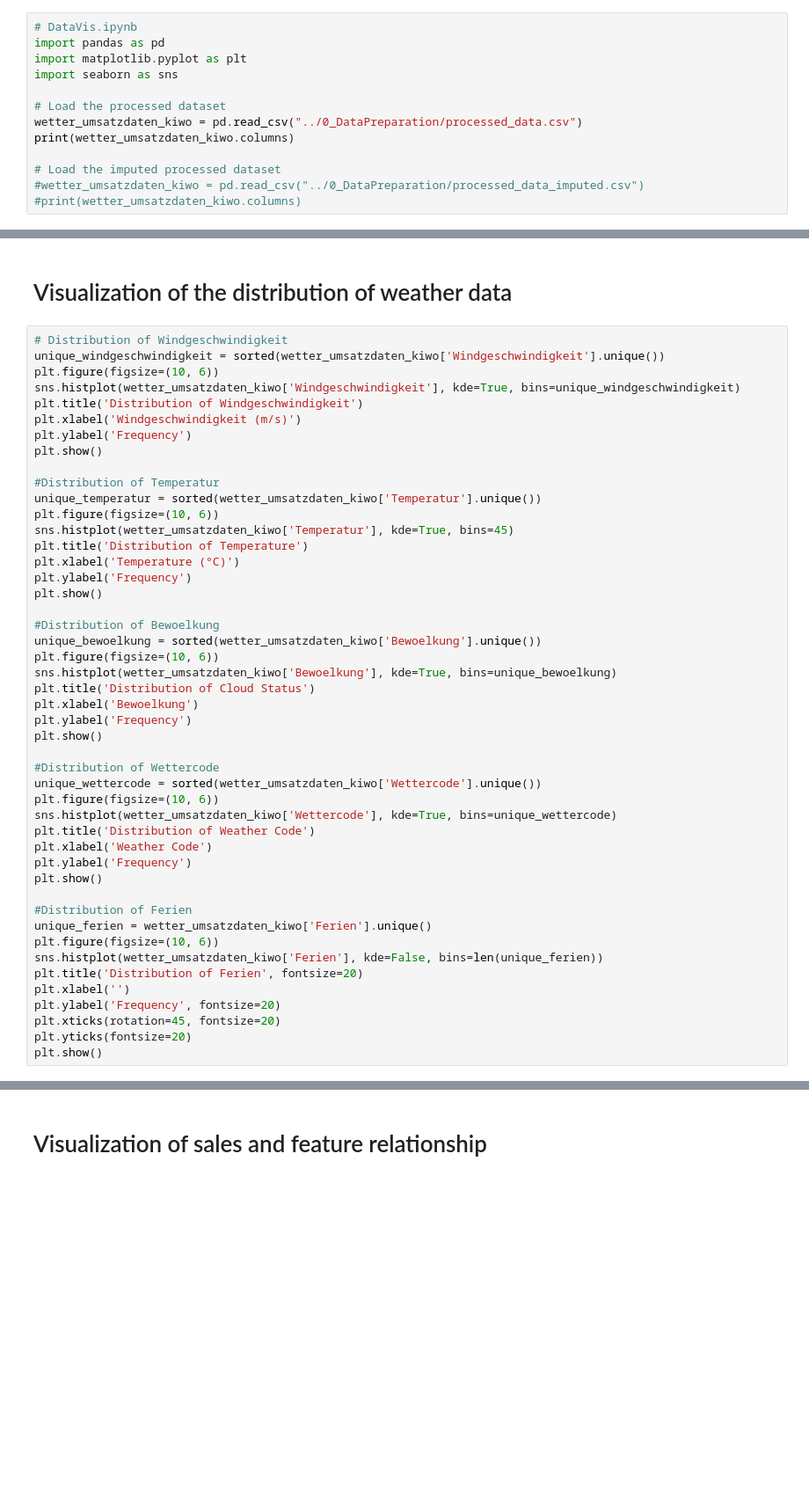
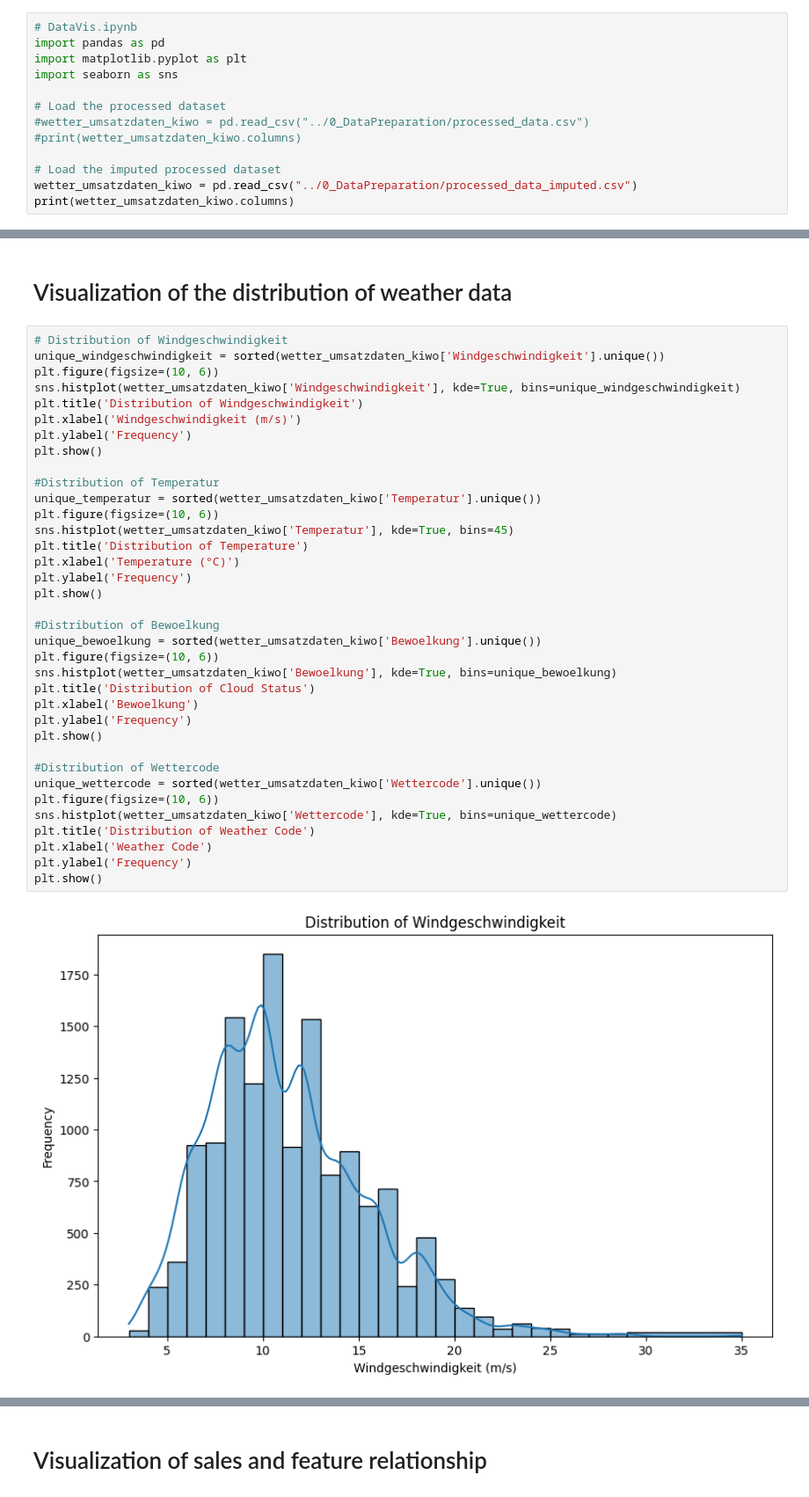
Before and after one commit to Marcel-Ag/Team_Raum-3_BakerySalesPredictions, a Jupyter notebook: 1_DatasetCharacteristics/DataVis.ipynb, the cells around one changed output, grey strips where cells are left out. Shown at 88% size. Saved outputs shown, nothing was run; the diff lists cells and outputs as text; blank space fills up the shorter version.

```diff
--- a/1_DatasetCharacteristics/DataVis.ipynb
+++ b/1_DatasetCharacteristics/DataVis.ipynb
@@ -7,9 +7,9 @@ import matplotlib.pyplot as plt
 import seaborn as sns
 
 # Load the processed dataset
-wetter_umsatzdaten_kiwo = pd.read_csv("../0_DataPreparation/processed_data.csv")
-print(wetter_umsatzdaten_kiwo.columns)
+#wetter_umsatzdaten_kiwo = pd.read_csv("../0_DataPreparation/processed_data.csv")
+#print(wetter_umsatzdaten_kiwo.columns)
 
 # Load the imputed processed dataset
-#wetter_umsatzdaten_kiwo = pd.read_csv("../0_DataPreparation/processed_data_imputed.csv")
-#print(wetter_umsatzdaten_kiwo.columns)
+wetter_umsatzdaten_kiwo = pd.read_csv("../0_DataPreparation/processed_data_imputed.csv")
+print(wetter_umsatzdaten_kiwo.columns)
@@ -24,41 +34,32 @@ plt.title('Distribution of Windgeschwindigkeit')
 plt.xlabel('Windgeschwindigkeit (m/s)')
 plt.ylabel('Frequency')
 plt.show()
 
 #Distribution of Temperatur
 unique_temperatur = sorted(wetter_umsatzdaten_kiwo['Temperatur'].unique())
 plt.figure(figsize=(10, 6))
 sns.histplot(wetter_umsatzdaten_kiwo['Temperatur'], kde=True, bins=45)
 plt.title('Distribution of Temperature')
 plt.xlabel('Temperature (°C)')
 plt.ylabel('Frequency')
 plt.show()
 
 #Distribution of Bewoelkung
 unique_bewoelkung = sorted(wetter_umsatzdaten_kiwo['Bewoelkung'].unique())
 plt.figure(figsize=(10, 6))
 sns.histplot(wetter_umsatzdaten_kiwo['Bewoelkung'], kde=True, bins=unique_bewoelkung)
 plt.title('Distribution of Cloud Status')
 plt.xlabel('Bewoelkung')
 plt.ylabel('Frequency')
 plt.show()
 
 #Distribution of Wettercode
 unique_wettercode = sorted(wetter_umsatzdaten_kiwo['Wettercode'].unique())
 plt.figure(figsize=(10, 6))
 sns.histplot(wetter_umsatzdaten_kiwo['Wettercode'], kde=True, bins=unique_wettercode)
 plt.title('Distribution of Weather Code')
 plt.xlabel('Weather Code')
 plt.ylabel('Frequency')
 plt.show()
-
-#Distribution of Ferien
-unique_ferien = wetter_umsatzdaten_kiwo['Ferien'].unique()
-plt.figure(figsize=(10, 6))
-sns.histplot(wetter_umsatzdaten_kiwo['Ferien'], kde=False, bins=len(unique_ferien))
-plt.title('Distribution of Ferien', fontsize=20)
-plt.xlabel('')
-plt.ylabel('Frequency', fontsize=20)
-plt.xticks(rotation=45, fontsize=20)
-plt.yticks(fontsize=20)
-plt.show()
+# %% [output]
+[figure, added]
```
Also changed, not shown: parts of 4 cells of this notebook, 11 other files.
